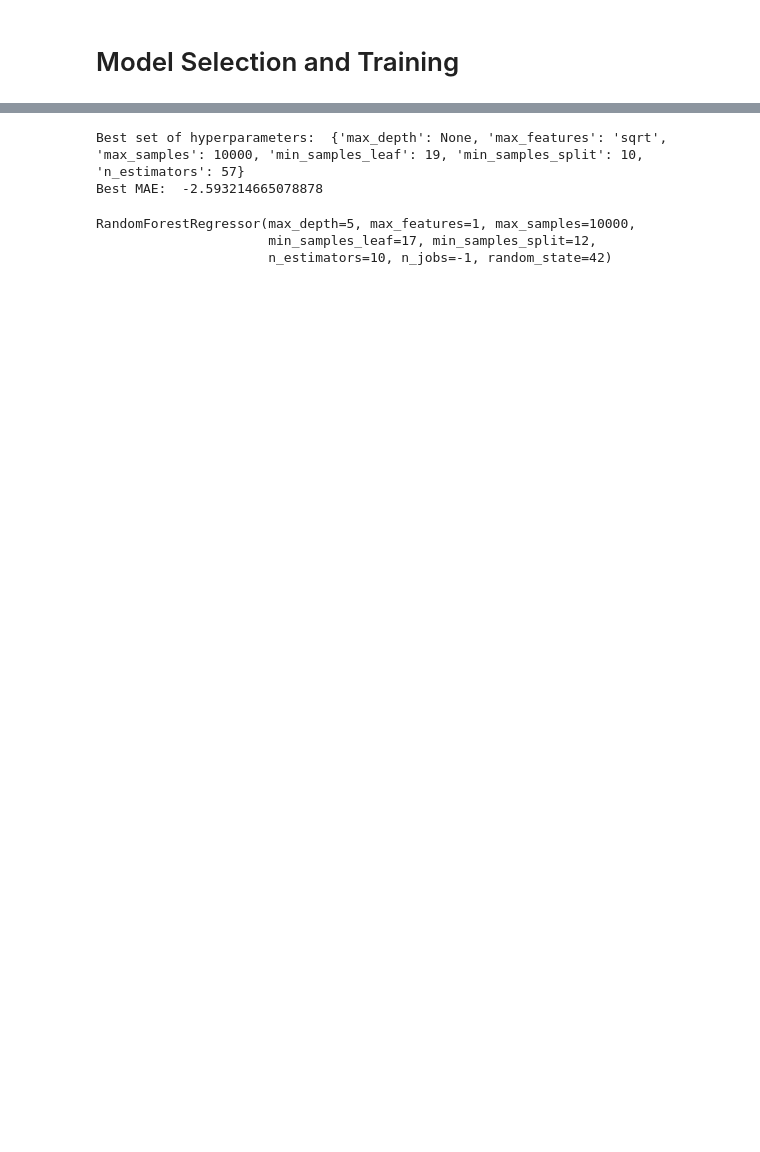
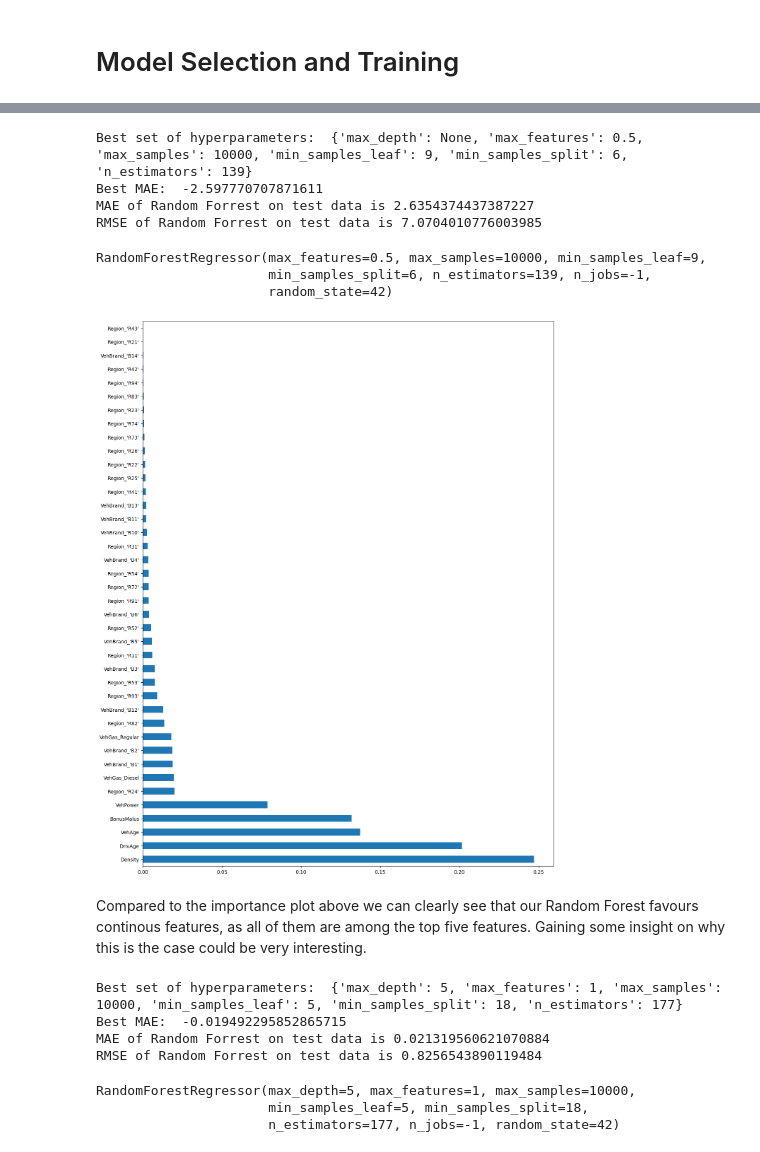
Before and after one commit to nickhanabah/coding_challenge, a Jupyter notebook: notebooks/challenge.ipynb, the cells around one changed output, grey strips where cells are left out. Cells and saved outputs as stored; diff of their text form; code cells hidden in the pictures; blank space fills up the shorter version.

```diff
--- a/notebooks/challenge.ipynb
+++ b/notebooks/challenge.ipynb
@@ -248,4 +258,5 @@ Log Transformation of skewed data:
 # %%
 const = 0.0000000000001
 df_continous_log = df_continous.apply(lambda x: np.log(x + const))
+df_continous_log.index = df_continous.index
 # %% [markdown]
@@ -284,4 +295,3 @@ results without me having a strong backround in the domain! Also the model has t
 # %%
-df_log = pd.concat([df_continous_log, df_categorial], axis=0)
-del df_continous_log
+df_log = df_continous_log.join(df_categorial)
 # %%
@@ -323,13 +327,11 @@ def fit_xgboost(X_train, y_train):
         'n_estimators':stats.randint(50, 200),
         'colsample_bytree': stats.uniform(0.5, 0.5),
     }
-
     xgb_model = xgb.XGBRegressor(scale_pos_weight=1)
     random_search = RandomizedSearchCV(xgb_model, param_distributions=param_dist, n_iter=10, cv=5, scoring='neg_mean_absolute_error')
     random_search.fit(X_train, y_train)
     print("Best set of hyperparameters: ", random_search.best_params_)
     print("Best MAE: ", random_search.best_score_)
-
     return random_search
 
 def test_eval_model(X_test, y_test, model, model_name):
@@ -337,18 +339,18 @@ def test_eval_model(X_test, y_test, model, model_name):
     mae = mean_absolute_error(y_test, y_pred)
     print(f"MAE of {model_name} on test data is {mae}")
 
+    rmse = root_mean_squared_error(y_test, y_pred)
+    print(f"RMSE of {model_name} on test data is {rmse}")
+
 def search_eval_plot_xgboost(X_train, y_train, X_test, y_test, plot = True):
     random_search = fit_xgboost(X_train, y_train)
-
     xgb_model = XGBRegressor(**random_search.best_params_)
     xgb_model.fit(X_train, y_train)
-
     if plot:
         sorted_idx = xgb_model.feature_importances_.argsort()
         plt.figure(figsize = (15,20))
-        plt.barh(X.columns[sorted_idx], xgb_model.feature_importances_[sorted_idx])
+        plt.barh(X_train.columns[sorted_idx], xgb_model.feature_importances_[sorted_idx])
         plt.xlabel("Xgboost Feature Importance")
-
     test_eval_model(X_test, y_test, xgb_model, 'XGBoost')
     return xgb_model
 # %%
@@ -370,7 +428,6 @@ def fit_rf(X_train, y_train):
             "min_samples_leaf": np.arange(1, 20, 2),
             "max_features": [0.5, 1, "sqrt"],
             "max_samples": [10000]}
-
     random_search = RandomizedSearchCV(RandomForestRegressor(n_jobs=-1, random_state=42),
                                 param_distributions=param_dist,
                                 n_iter=10,
@@ -381,21 +438,38 @@ def fit_rf(X_train, y_train):
     print("Best MAE: ", random_search.best_score_)
     return random_search
 
-def search_eval_rf(X_train, y_train, X_test, y_test):
+def search_eval_rf(X_train, y_train, X_test, y_test, plot = True):
     random_search = fit_rf(X_train,y_train)
     rf = RandomForestRegressor(n_jobs=-1, random_state=42, **random_search.best_params_)
     rf.fit(X_train, y_train)
+    if plot:
+        plt.figure(figsize = (15,20))
+        importances = pd.Series(rf.feature_importances_, index=X_train.columns)
+        importances.nlargest(len(X_train.columns)).plot(kind='barh')
+
     test_eval_model(X_test, y_test, rf, 'Random Forrest')
     return rf
 # %%
-search_eval_rf(X_train_log, y_train_log, X_test_log, y_test_log)
+search_eval_rf(X_train_log, y_train_log, X_test_log, y_test_log, plot=True)
 # %% [output]
-Best set of hyperparameters:  {'max_depth': None, 'max_features': 'sqrt', 'max_samples': 10000, 'min_samples_leaf': 19, 'min_samples_split': 10, 'n_estimators': 57}
-Best MAE:  -2.593214665078878
+Best set of hyperparameters:  {'max_depth': None, 'max_features': 0.5, 'max_samples': 10000, 'min_samples_leaf': 9, 'min_samples_split': 6, 'n_estimators': 139}
+Best MAE:  -2.597770707871611
+MAE of Random Forrest on test data is 2.6354374437387227
+RMSE of Random Forrest on test data is 7.0704010776003985
+RandomForestRegressor(max_features=0.5, max_samples=10000, min_samples_leaf=9,
+                      min_samples_split=6, n_estimators=139, n_jobs=-1,
+                      random_state=42)
+[figure, added]
+# %% [markdown]
+Compared to the importance plot above we can clearly see that our Random Forest favours continous features, as all of them are among the top five features. Gaining some insight on why this is the case could be very interesting.
 # %%
-search_eval_rf(X_train_sd, y_train_sd, X_test_sd, y_test_sd)
+search_eval_rf(X_train_sd, y_train_sd, X_test_sd, y_test_sd, plot=False)
 # %% [output]
-RandomForestRegressor(max_depth=5, max_features=1, max_samples=10000,
-                      min_samples_leaf=17, min_samples_split=12,
-                      n_estimators=10, n_jobs=-1, random_state=42)
+Best set of hyperparameters:  {'max_depth': 5, 'max_features': 1, 'max_samples': 10000, 'min_samples_leaf': 5, 'min_samples_split': 18, 'n_estimators': 177}
+Best MAE:  -0.019492295852865715
+MAE of Random Forrest on test data is 0.021319560621070884
+RMSE of Random Forrest on test data is 0.8256543890119484
+RandomForestRegressor(max_depth=5, max_features=1, max_samples=10000,
+                      min_samples_leaf=5, min_samples_split=18,
+                      n_estimators=177, n_jobs=-1, random_state=42)
 # %%
```
Also changed, not shown: parts of 43 cells of this notebook.
